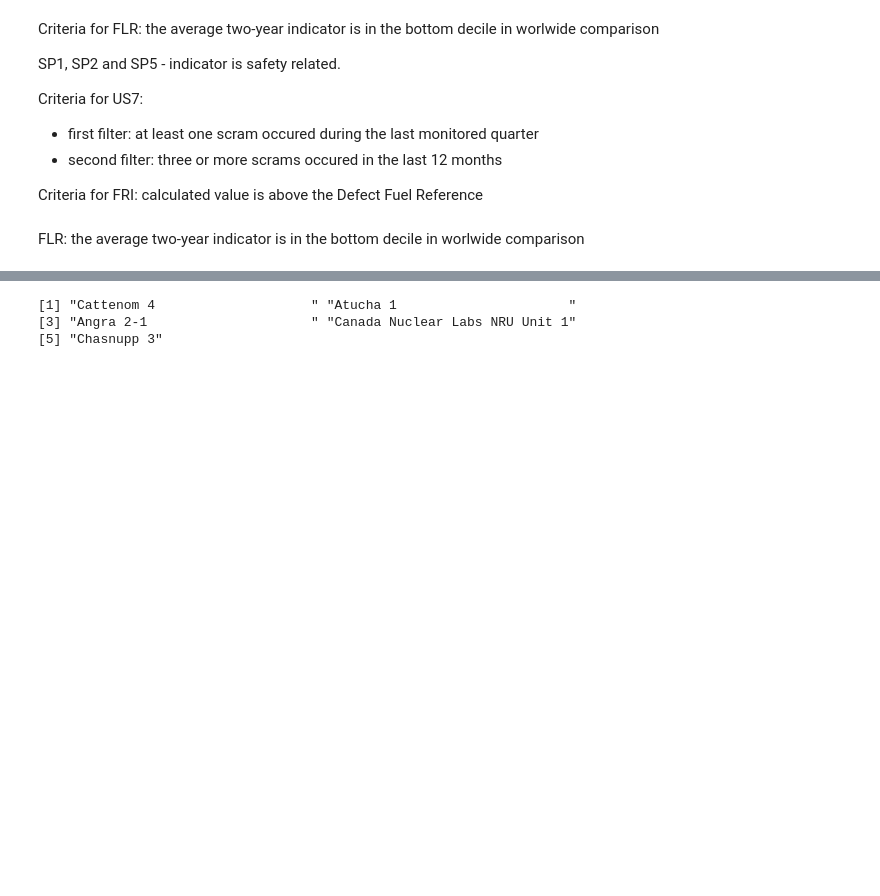
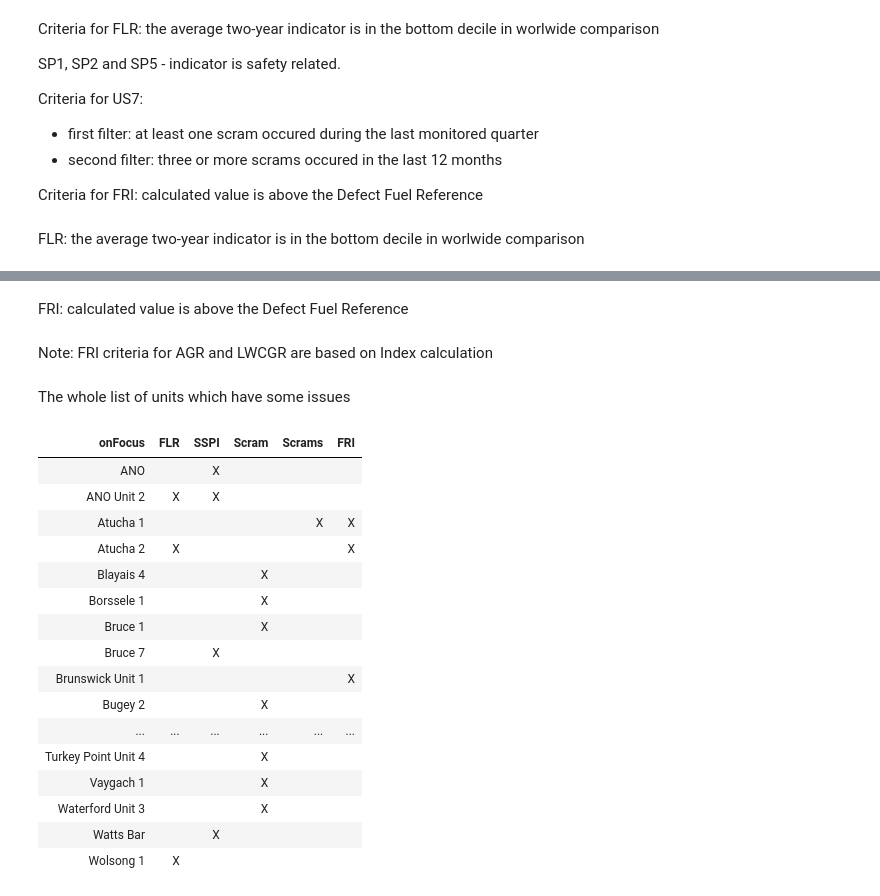
Before and after one commit to turbaevsky/indicators, a Jupyter notebook: InDepthAnalysis.ipynb, the cells around one changed output, grey strips where cells are left out. Saved outputs shown, nothing was run; the diff lists cells and outputs as text; code cells hidden in the pictures; blank space fills up the shorter version.

```diff
--- a/InDepthAnalysis.ipynb
+++ b/InDepthAnalysis.ipynb
@@ -55,3 +40,3 @@ at least one scram occured during the last monitored quarter
 # %%
 #tail(data)
-nameByID(unique(subset(data,YrMn %in% c(EndDate-2, EndDate-1 ,EndDate) & ElementCode %in% c('C1   ','C3   ') & ElementValue>0, SourceId))[[1]])
+scram <-nameByID(unique(subset(data,YrMn %in% c(EndDate-2, EndDate-1 ,EndDate) & ElementCode %in% c('C1   ','C3   ') & ElementValue>0, SourceId))[[1]])
@@ -76,6 +45,57 @@ three or more scrams occured in the last 12 months
 # %%
-nameByID(unique(subset(data,YrMn > (EndDate-100) & ElementCode %in% c('C1   ','C3   ') & ElementValue>=3, SourceId))[[1]])
+scrams3 <- nameByID(unique(subset(data,YrMn > (EndDate-100) & ElementCode %in% c('C1   ','C3   ') & ElementValue>=3, SourceId))[[1]])
-# %% [output]
-[1] "Cattenom 4                    " "Atucha 1                      "
-[3] "Angra 2-1                     " "Canada Nuclear Labs NRU Unit 1"
-[5] "Chasnupp 3"
+# %% [markdown]
+FRI: calculated value is above the Defect Fuel Reference
+# %%
+u <- uByType()
+fri2 <- nameByID(subset(r, IndicatorCode == 'FRI  ' & PeriodEndYrMn == EndDate & NumOfMonths == 3 & NonQualCode == ' ' & ResultsValue >=300 & LocId %in% u$rType[[2]],LocId)[[1]])
+fri45 <- nameByID(subset(r, IndicatorCode == 'FRI  ' & PeriodEndYrMn == EndDate & NumOfMonths == 3 & NonQualCode == ' ' & ResultsValue >=5e-4 & LocId %in% c(u$rType[[4]],u$rType[[5]]),LocId)[[1]])
+fri1 <- nameByID(subset(r, IndicatorCode == 'FRI  ' & PeriodEndYrMn == EndDate & NumOfMonths == 3 & NonQualCode == ' ' & ResultsValue >=1e-3 & LocId %in% u$rType[[1]],LocId)[[1]])
+fri3 <- nameByID(subset(r, IndicatorCode == 'FRI  ' & PeriodEndYrMn == EndDate & NumOfMonths == 3 & NonQualCode == ' ' & ResultsValue >=1e-3 & LocId %in% u$rType[[3]],LocId)[[1]])
+fri <- c(fri1,fri2,fri3,fri45)
+# %% [markdown]
+Note: FRI criteria for AGR and LWCGR are based on Index calculation
+# %% [markdown]
+The whole list of units which have some issues
+# %%
+onFocus <- sort(unique(c(flr,sp12,sp5,scram,scrams3,fri)))
+# %%
+df <- data.frame(onFocus)
+flrCol <- c()
+sspiCol <-c()
+S <- c()
+S3 <- c()
+FRI <- c()
+
+for (i in df$onFocus){
+    if (i %in% flr) flrCol <- c(flrCol,'X') else flrCol <- c(flrCol,'')
+    if (i %in% c(sp12,sp5)) sspiCol <- c(sspiCol,'X') else sspiCol <- c(sspiCol,'')
+    if (i %in% scram) S <- c(S,'X') else S <- c(S,'')
+    if (i %in% scrams3) S3 <- c(S3,'X') else S3 <- c(S3,'')
+    if (i %in% fri) FRI <- c(FRI,'X') else FRI <- c(FRI,'')
+}
+df$FLR <- flrCol
+df$SSPI <- sspiCol
+df$Scram <- S
+df$Scrams <- S3
+df$FRI <- FRI
+df
+write.csv(df,'onFocus.csv')
+# %% [output]
+| onFocus | FLR | SSPI | Scram | Scrams | FRI |
+| ANO |  | X |  |  |  |
+| ANO Unit 2 | X | X |  |  |  |
+| Atucha 1 |  |  |  | X | X |
+| Atucha 2 | X |  |  |  | X |
+| Blayais 4 |  |  | X |  |  |
+| Borssele 1 |  |  | X |  |  |
+| Bruce 1 |  |  | X |  |  |
+| Bruce 7 |  | X |  |  |  |
+| Brunswick Unit 1 |  |  |  |  | X |
+| Bugey 2 |  |  | X |  |  |
+| ... | ... | ... | ... | ... | ... |
+| Turkey Point Unit 4 |  |  | X |  |  |
+| Vaygach 1 |  |  | X |  |  |
+| Waterford Unit 3 |  |  | X |  |  |
+| Watts Bar |  | X |  |  |  |
+| Wolsong 1 | X |  |  |  |  |
```
Also changed, not shown: parts of 9 cells of this notebook.
